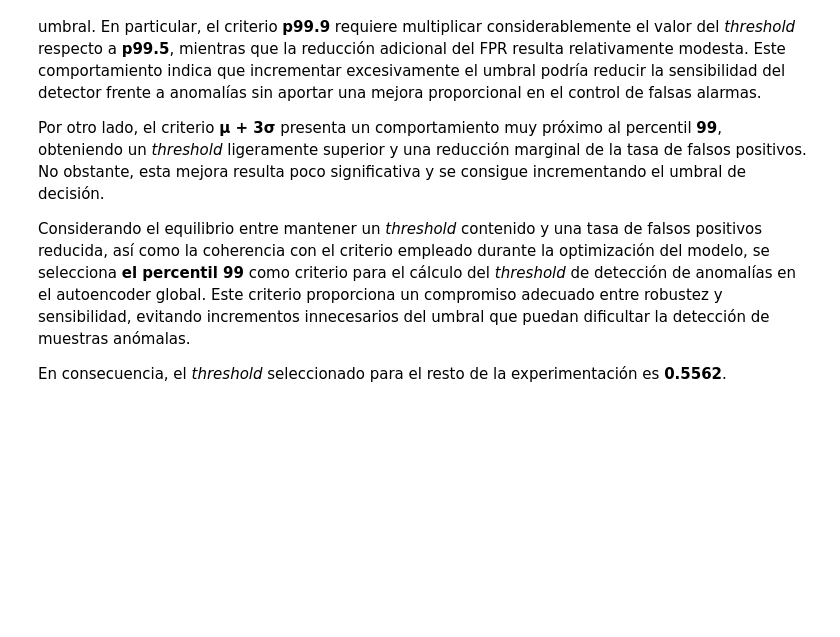
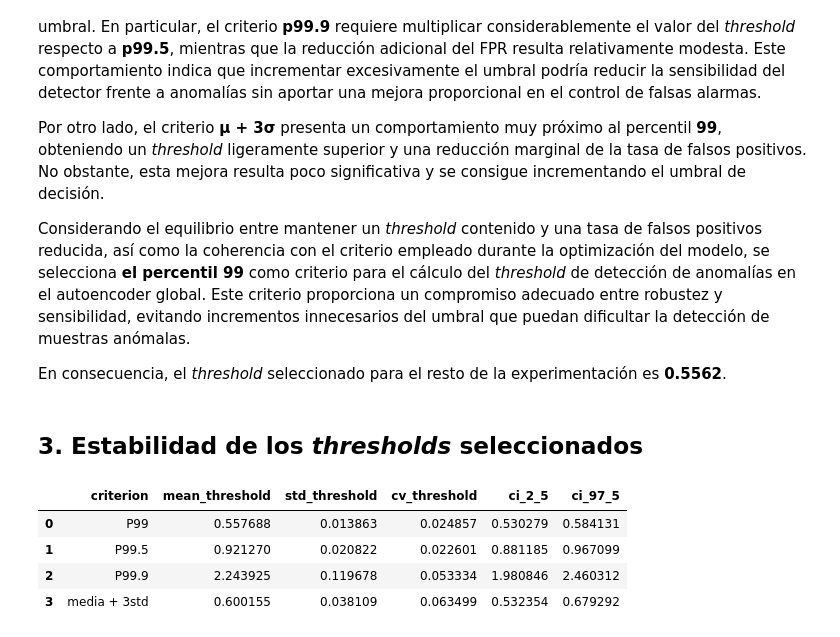
Before and after one commit to pablocarpon/tfm-iot-botnet-detection, a Jupyter notebook: notebooks/02_models_experimentation/anomaly_th_study.ipynb, the cells around one changed output. Cells and saved outputs as stored; diff of their text form; code cells hidden in the pictures; blank space fills up the shorter version.

```diff
--- a/notebooks/02_models_experimentation/anomaly_th_study.ipynb
+++ b/notebooks/02_models_experimentation/anomaly_th_study.ipynb
@@ -1226,3 +1456,5 @@ Por otro lado, el criterio **μ + 3σ** presenta un comportamiento muy próximo
 Considerando el equilibrio entre mantener un *threshold* contenido y una tasa de falsos positivos reducida, así como la coherencia con el criterio empleado durante la optimización del modelo, se selecciona **el percentil 99** como criterio para el cálculo del *threshold* de detección de anomalías en el autoencoder global. Este criterio proporciona un compromiso adecuado entre robustez y sensibilidad, evitando incrementos innecesarios del umbral que puedan dificultar la detección de muestras anómalas.
 
 En consecuencia, el *threshold* seleccionado para el resto de la experimentación es **0.5562**.
+# %% [markdown]
+## 3. Estabilidad de los *thresholds* seleccionados
@@ -1228,0 +1529,8 @@ En consecuencia, el *threshold* seleccionado para el resto de la experimentació
+# %%
+bootstrap_results_df
+# %% [output]
+|  | criterion | mean_threshold | std_threshold | cv_threshold | ci_2_5 | ci_97_5 |
+| 0 | P99 | 0.557688 | 0.013863 | 0.024857 | 0.530279 | 0.584131 |
+| 1 | P99.5 | 0.921270 | 0.020822 | 0.022601 | 0.881185 | 0.967099 |
+| 2 | P99.9 | 2.243925 | 0.119678 | 0.053334 | 1.980846 | 2.460312 |
+| 3 | media + 3std | 0.600155 | 0.038109 | 0.063499 | 0.532354 | 0.679292 |
```
Also changed, not shown: parts of 4 cells of this notebook.
